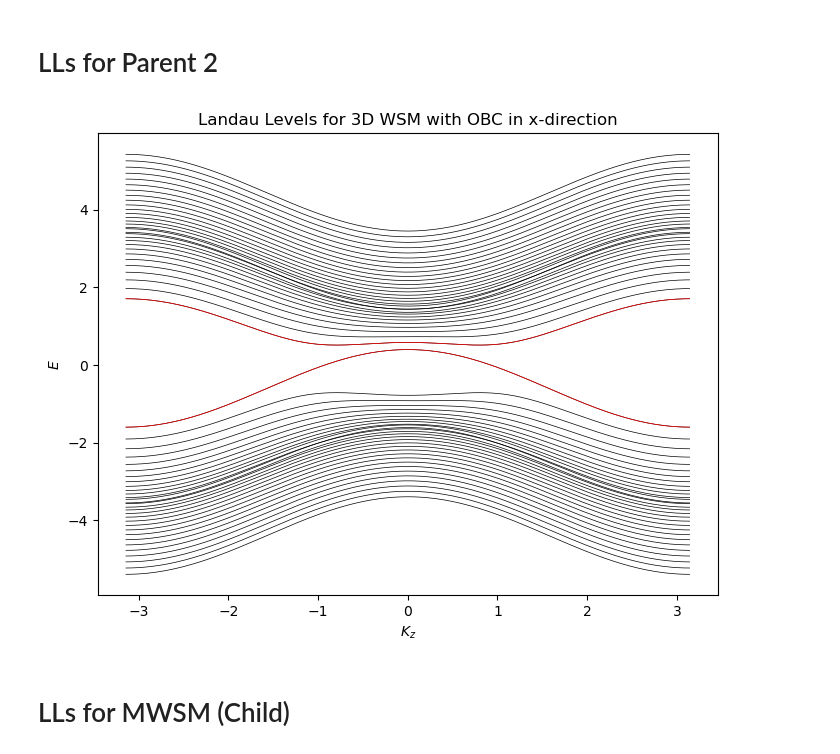
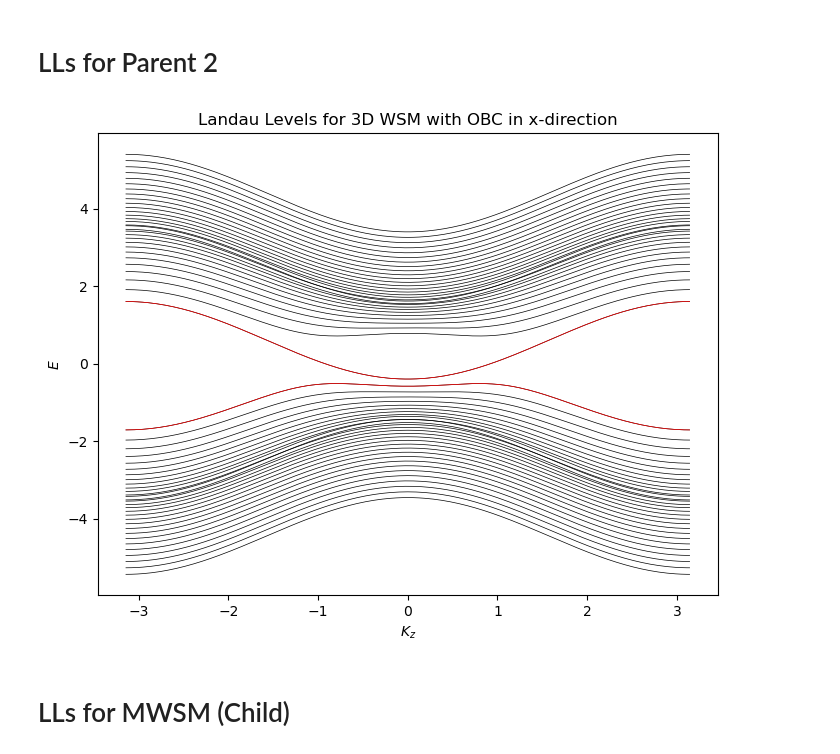
Before and after one commit to gehadibany/topological-phases-simulations, a Jupyter notebook: 3D_multiplicative_weyl_semimetal_||/landau_levels.ipynb, the cells around one changed output. Drawn from its saved outputs; the diff is of its cells as text; code cells hidden in the pictures.

```diff
--- a/3D_multiplicative_weyl_semimetal_||/landau_levels.ipynb
+++ b/3D_multiplicative_weyl_semimetal_||/landau_levels.ipynb
@@ -33,7 +33,7 @@ P1_eigvals_oc_vs_kz = []
 for kz in kzs:
     HP1_open = np.zeros((2*L, 2*L), dtype=complex)
     for i in range(L):
-        H_P10 = np.sin(ky+B*i)*tau_y+(2+g1-np.cos(ky+B*i)-np.cos(kz))*tau_z
+        H_P10 = np.sin(ky-B*i)*tau_y+(2+g1-np.cos(ky-B*i)-np.cos(kz))*tau_z
         V_P10 = (-1j/2)*tau_x-(1/2)*tau_z
 
         HP1_open[2*i:2*i+2, 2*i:2*i+2] = H_P10
@@ -72,37 +72,37 @@ P2_eigvals_oc_vs_kz = []
 for kz in kzs:
     HP2_open = np.zeros((2*L, 2*L), dtype=complex)
     for i in range(L):
-        H_P20 = np.sin(ky+B*i)*sigma_y+(2+g2-np.cos(ky+B*i)-np.cos(kz))*sigma_z
+        H_P20 = np.sin(ky-B*i)*sigma_y+(2+g2-np.cos(ky-B*i)-np.cos(kz))*sigma_z
         V_P20 = (-1j/2)*sigma_x-(1/2)*sigma_z
 
         HP2_open[2*i:2*i+2, 2*i:2*i+2] = H_P20
         if i < L - 1:
             HP2_open[2*i:2*i+2, 2*(i+1):2*(i+1)+2] = V_P20
             HP2_open[2*(i+1):2*(i+1)+2, 2*i:2*i+2] = V_P20.conj().T
         else:
             HP2_open[2*i:2*i+2, 0:2] = V_P20
             HP2_open[0:2, 2*i:2*i+2] = V_P20.conj().T
 
     P2_eigenvals_oc = np.linalg.eigvalsh(HP2_open)
     P2_eigvals_oc_vs_kz.append(P2_eigenvals_oc)
 
 P2_eigvals_oc_vs_kz = np.array(P2_eigvals_oc_vs_kz).T
 
 #plot
 fig, ax = plt.subplots(figsize=(8,6))
 for band in P2_eigvals_oc_vs_kz:
     ax.plot (kzs, band,  color='black', linewidth=0.5)
 ax.set_xlabel ('$K_z$')
 ax.set_ylabel ('$E$')
 ax.set_title ('Landau Levels for 3D WSM with OBC in x-direction')
 
 mid = L
 for b in [mid-1, mid]:
     plt.plot(kzs, P2_eigvals_oc_vs_kz[b], color='red', linewidth =0.5)
 
 plt.show()
 # %% [output]
-[figure, old version]
+[figure, new version]
 # %% [markdown]
 # LLs for MWSM (Child)
 # %%
```
Also changed, not shown: parts of 2 cells of this notebook.
